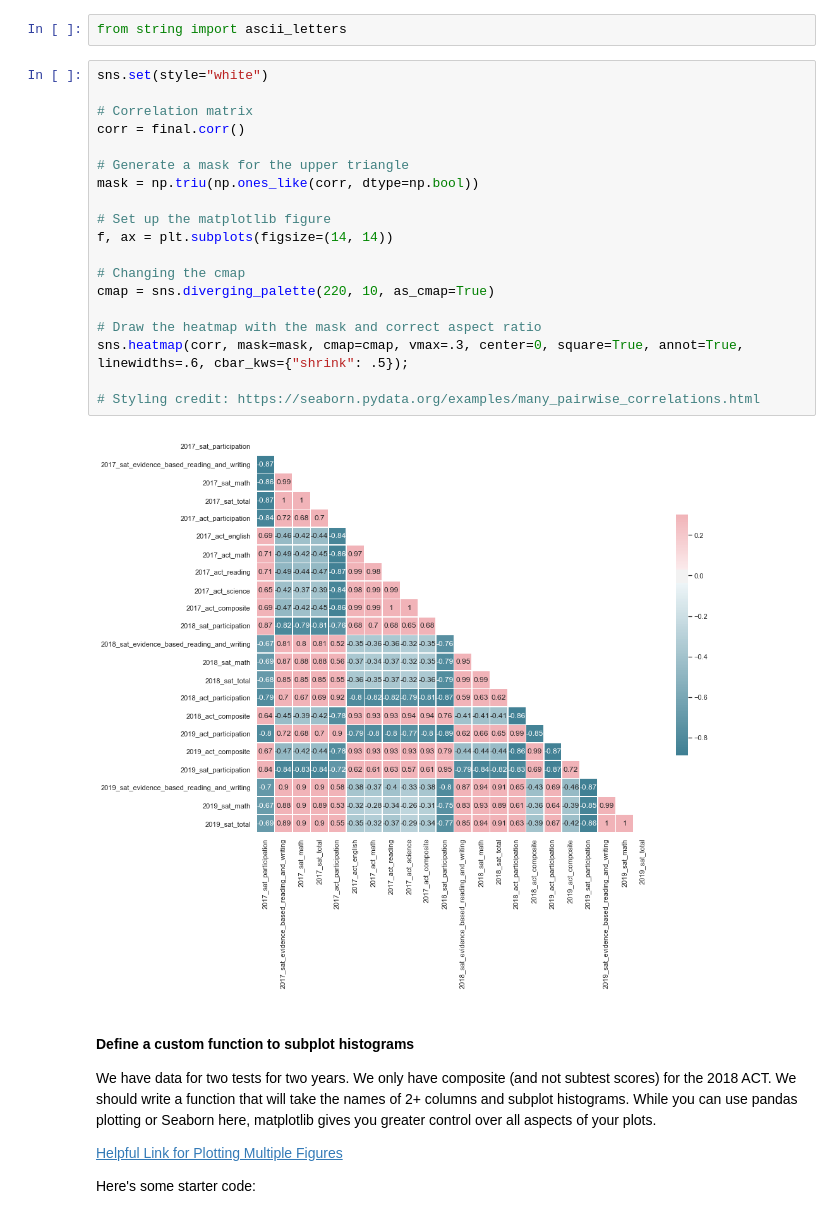
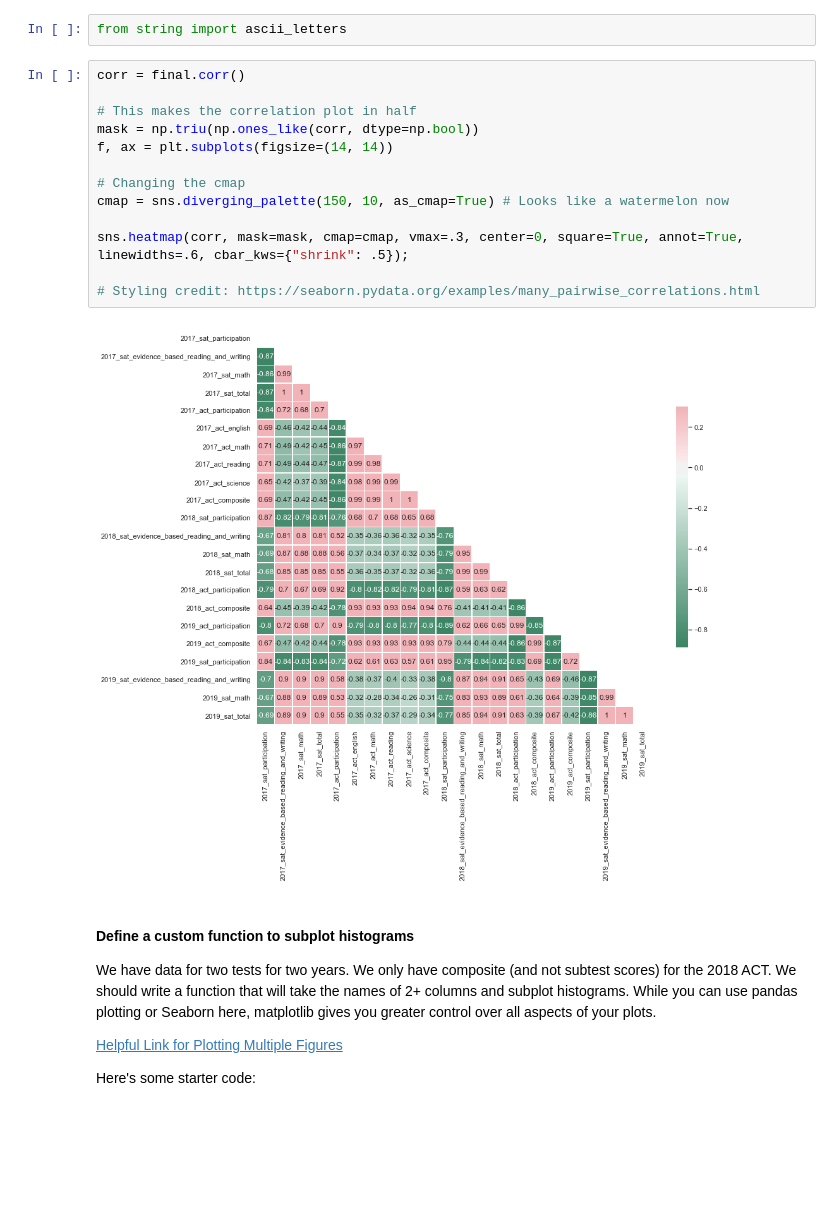
Before and after one commit to amcurley/GA_projects, a Jupyter notebook: Projects/project-1-master/code/Submission-project.ipynb, the cells around one changed output. Saved outputs shown, nothing was run; the diff lists cells and outputs as text; blank space fills up the shorter version.

```diff
--- a/Projects/project-1-master/code/Submission-project.ipynb
+++ b/Projects/project-1-master/code/Submission-project.ipynb
@@ -1514,26 +1512,20 @@ import seaborn as sns
 # %%
 from string import ascii_letters
 # %%
-sns.set(style="white")
-
-# Correlation matrix
 corr = final.corr()
 
-# Generate a mask for the upper triangle
+# This makes the correlation plot in half
 mask = np.triu(np.ones_like(corr, dtype=np.bool))
-
-# Set up the matplotlib figure
 f, ax = plt.subplots(figsize=(14, 14))
 
 # Changing the cmap
-cmap = sns.diverging_palette(220, 10, as_cmap=True)
+cmap = sns.diverging_palette(150, 10, as_cmap=True) # Looks like a watermelon now
 
-# Draw the heatmap with the mask and correct aspect ratio
 sns.heatmap(corr, mask=mask, cmap=cmap, vmax=.3, center=0, square=True, annot=True, linewidths=.6, cbar_kws={"shrink": .5});
 
 # Styling credit: https://seaborn.pydata.org/examples/many_pairwise_correlations.html
 # %% [output]
-[figure, old version]
+[figure, new version]
 # %% [markdown]
 #### Define a custom function to subplot histograms
 
```
Also changed, not shown: parts of 11 cells of this notebook, 1 other file.
